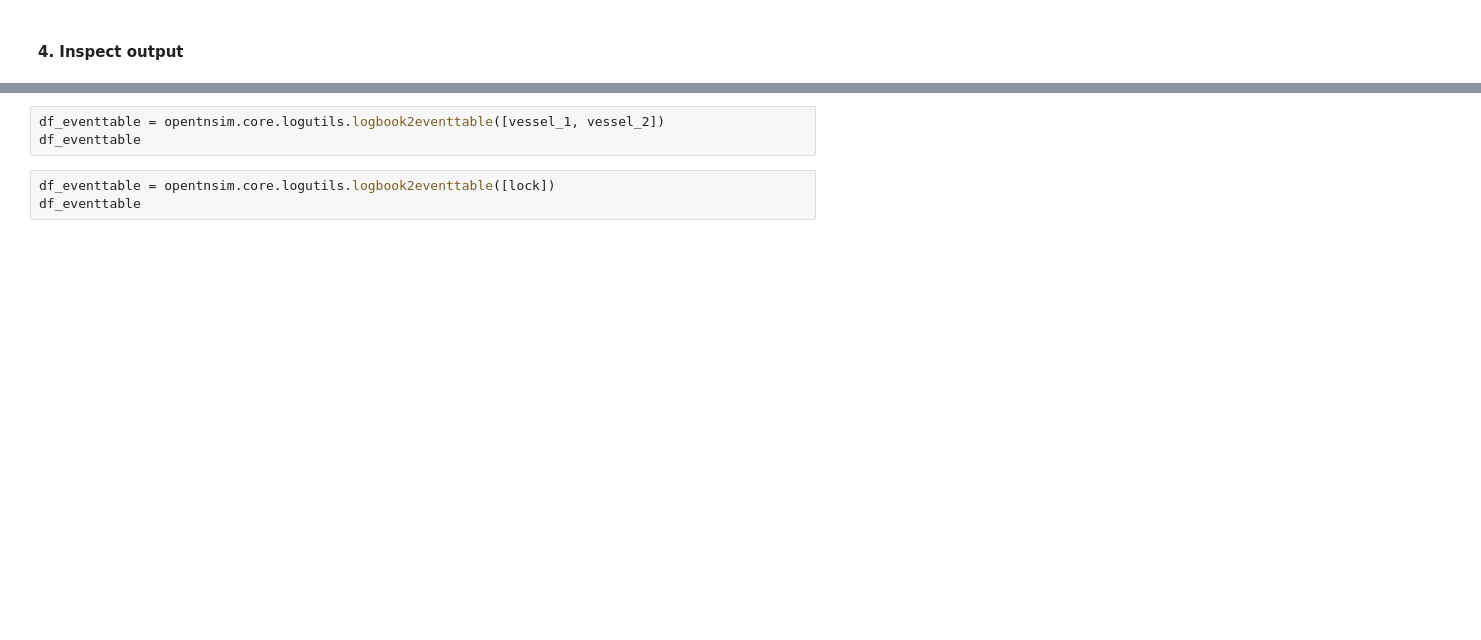
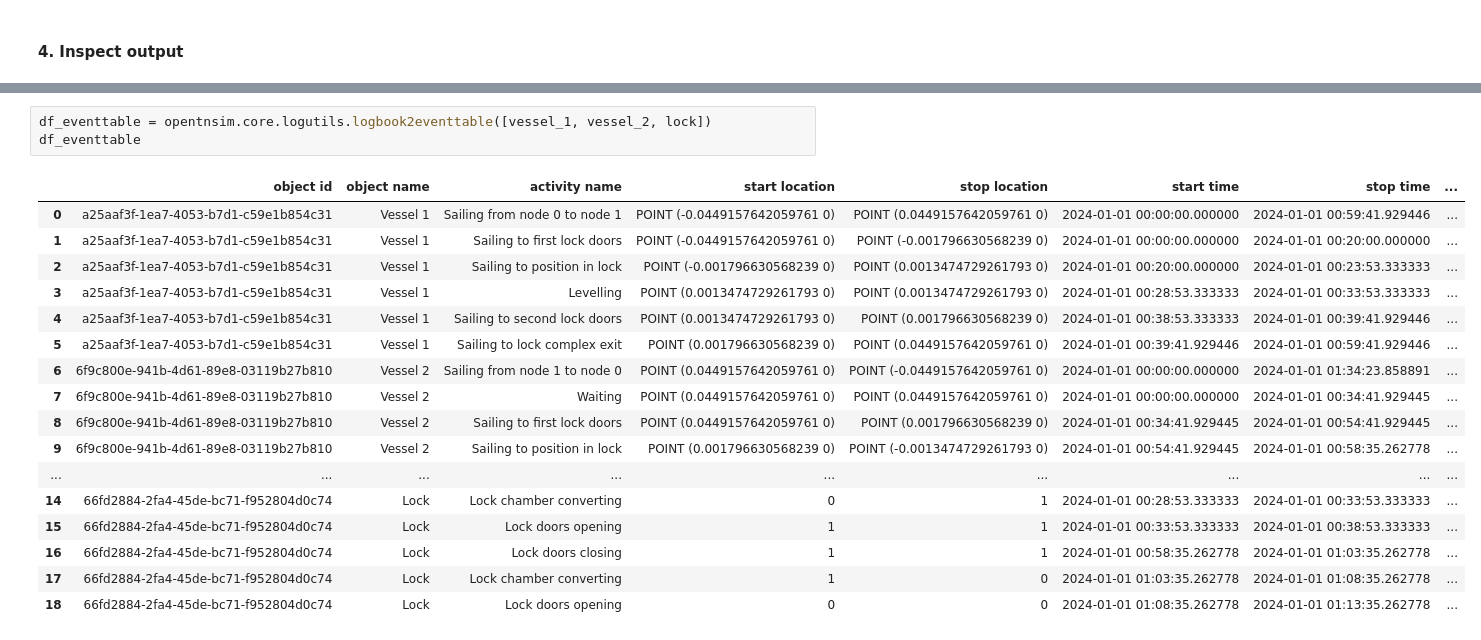
Before and after one commit to TUDelft-CITG/OpenTNSim, a Jupyter notebook: notebooks/0201 - Lock 1v1.ipynb, the cells around one changed output, grey strips where cells are left out. Saved outputs shown, nothing was run; the diff lists cells and outputs as text; blank space fills up the shorter version.

```diff
--- a/notebooks/0201 - Lock 1v1.ipynb
+++ b/notebooks/0201 - Lock 1v1.ipynb
@@ -200,6 +245,21 @@ lock.create_time_distance_plot(
 # %%
-df_eventtable = opentnsim.core.logutils.logbook2eventtable([vessel_1, vessel_2])
+df_eventtable = opentnsim.core.logutils.logbook2eventtable([vessel_1, vessel_2, lock])
 df_eventtable
+# %% [output]
+|  | object id | object name | activity name | start location | stop location | start time | stop time | ... |
+| 0 | a25aaf3f-1ea7-4053-b7d1-c59e1b854c31 | Vessel 1 | Sailing from node 0 to node 1 | POINT (-0.0449157642059761 0) | POINT (0.0449157642059761 0) | 2024-01-01 00:00:00.000000 | 2024-01-01 00:59:41.929446 | ... |
+| 1 | a25aaf3f-1ea7-4053-b7d1-c59e1b854c31 | Vessel 1 | Sailing to first lock doors | POINT (-0.0449157642059761 0) | POINT (-0.001796630568239 0) | 2024-01-01 00:00:00.000000 | 2024-01-01 00:20:00.000000 | ... |
+| 2 | a25aaf3f-1ea7-4053-b7d1-c59e1b854c31 | Vessel 1 | Sailing to position in lock | POINT (-0.001796630568239 0) | POINT (0.0013474729261793 0) | 2024-01-01 00:20:00.000000 | 2024-01-01 00:23:53.333333 | ... |
+| 3 | a25aaf3f-1ea7-4053-b7d1-c59e1b854c31 | Vessel 1 | Levelling | POINT (0.0013474729261793 0) | POINT (0.0013474729261793 0) | 2024-01-01 00:28:53.333333 | 2024-01-01 00:33:53.333333 | ... |
+| 4 | a25aaf3f-1ea7-4053-b7d1-c59e1b854c31 | Vessel 1 | Sailing to second lock doors | POINT (0.0013474729261793 0) | POINT (0.001796630568239 0) | 2024-01-01 00:38:53.333333 | 2024-01-01 00:39:41.929446 | ... |
+| 5 | a25aaf3f-1ea7-4053-b7d1-c59e1b854c31 | Vessel 1 | Sailing to lock complex exit | POINT (0.001796630568239 0) | POINT (0.0449157642059761 0) | 2024-01-01 00:39:41.929446 | 2024-01-01 00:59:41.929446 | ... |
+| 6 | 6f9c800e-941b-4d61-89e8-03119b27b810 | Vessel 2 | Sailing from node 1 to node 0 | POINT (0.0449157642059761 0) | POINT (-0.0449157642059761 0) | 2024-01-01 00:00:00.000000 | 2024-01-01 01:34:23.858891 | ... |
+| 7 | 6f9c800e-941b-4d61-89e8-03119b27b810 | Vessel 2 | Waiting | POINT (0.0449157642059761 0) | POINT (0.0449157642059761 0) | 2024-01-01 00:00:00.000000 | 2024-01-01 00:34:41.929445 | ... |
+| 8 | 6f9c800e-941b-4d61-89e8-03119b27b810 | Vessel 2 | Sailing to first lock doors | POINT (0.0449157642059761 0) | POINT (0.001796630568239 0) | 2024-01-01 00:34:41.929445 | 2024-01-01 00:54:41.929445 | ... |
+| 9 | 6f9c800e-941b-4d61-89e8-03119b27b810 | Vessel 2 | Sailing to position in lock | POINT (0.001796630568239 0) | POINT (-0.0013474729261793 0) | 2024-01-01 00:54:41.929445 | 2024-01-01 00:58:35.262778 | ... |
+| ... | ... | ... | ... | ... | ... | ... | ... | ... |
+| 14 | 66fd2884-2fa4-45de-bc71-f952804d0c74 | Lock | Lock chamber converting | 0 | 1 | 2024-01-01 00:28:53.333333 | 2024-01-01 00:33:53.333333 | ... |
+| 15 | 66fd2884-2fa4-45de-bc71-f952804d0c74 | Lock | Lock doors opening | 1 | 1 | 2024-01-01 00:33:53.333333 | 2024-01-01 00:38:53.333333 | ... |
+| 16 | 66fd2884-2fa4-45de-bc71-f952804d0c74 | Lock | Lock doors closing | 1 | 1 | 2024-01-01 00:58:35.262778 | 2024-01-01 01:03:35.262778 | ... |
+| 17 | 66fd2884-2fa4-45de-bc71-f952804d0c74 | Lock | Lock chamber converting | 1 | 0 | 2024-01-01 01:03:35.262778 | 2024-01-01 01:08:35.262778 | ... |
+| 18 | 66fd2884-2fa4-45de-bc71-f952804d0c74 | Lock | Lock doors opening | 0 | 0 | 2024-01-01 01:08:35.262778 | 2024-01-01 01:13:35.262778 | ... |
-# %%
-df_eventtable = opentnsim.core.logutils.logbook2eventtable([lock])
-df_eventtable
```
Also changed, not shown: parts of 7 cells of this notebook, 3 other files.
